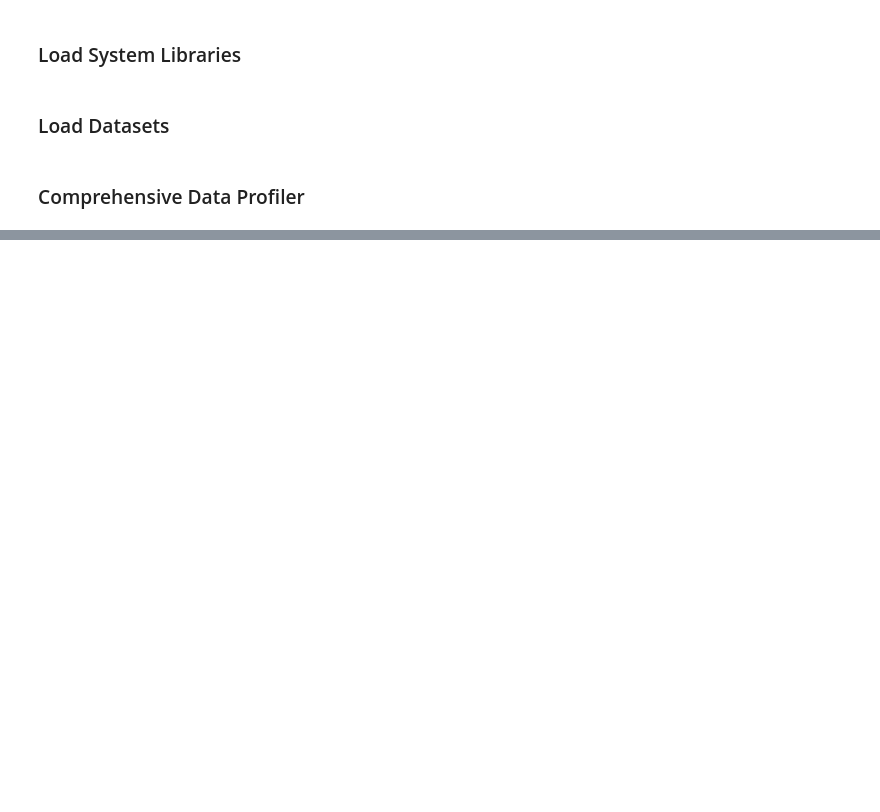
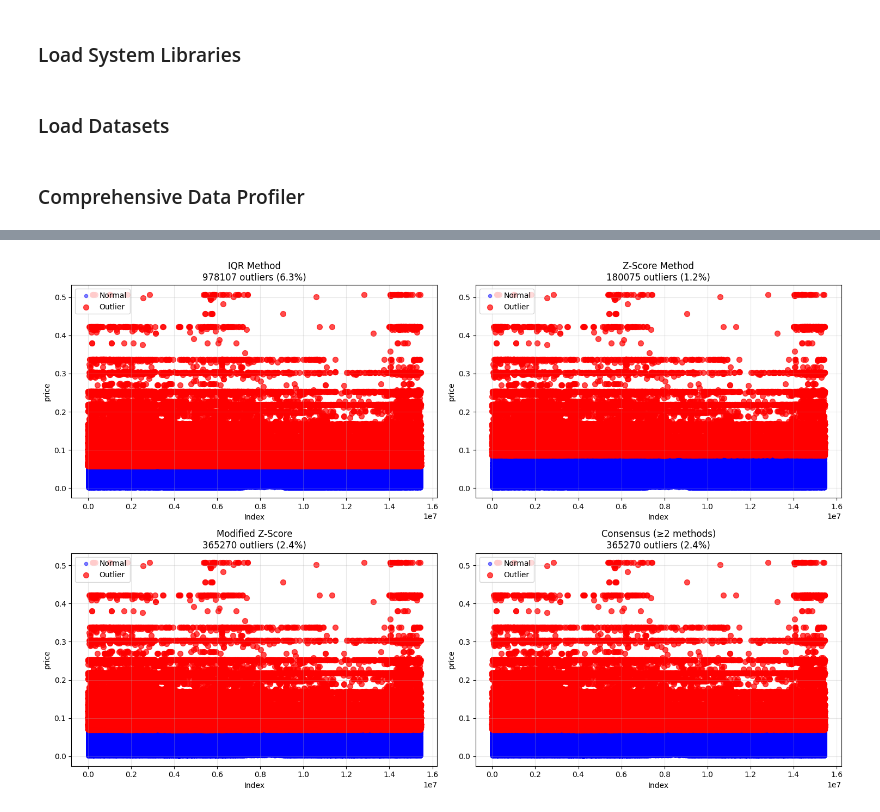
Before and after one commit to edoerner/rel-datasets-eda, a Jupyter notebook: rel-hm/rel_hm_eda.ipynb, the cells around one changed output, grey strips where cells are left out. Cells and saved outputs as stored; diff of their text form; code cells hidden in the pictures; blank space fills up the shorter version.

```diff
--- a/rel-hm/rel_hm_eda.ipynb
+++ b/rel-hm/rel_hm_eda.ipynb
@@ -40,0 +163,2 @@ print(articles_report["data_quality_issues"])
+# %%
+suite = OutlierSuite(df)
@@ -40,0 +181,6 @@ print(articles_report["data_quality_issues"])
+# %%
+# Analyze specific column
+col = "price"
+suite.plot_outlier_comparison(col)
+# %% [output]
+[figure, added]
```
Also changed, not shown: parts of 28 cells of this notebook, 1 other file.
